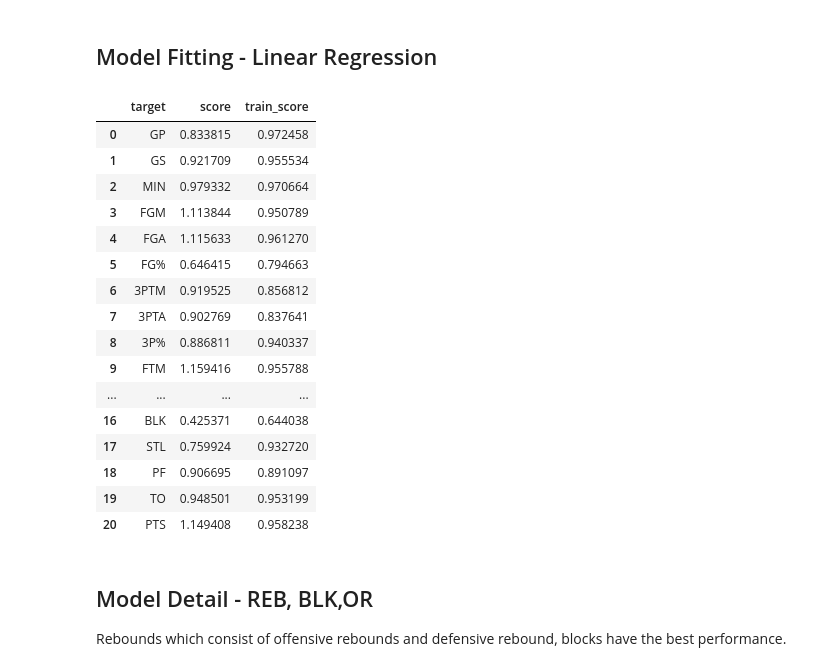
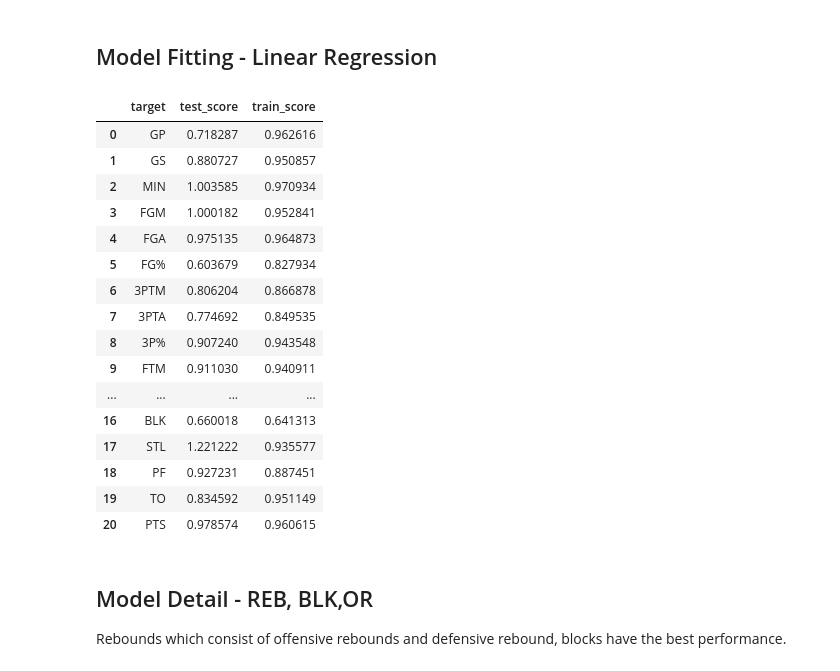
Before and after one commit to Mayer-Yang/NBA_Winner, a Jupyter notebook: Samara/NBA-Players.ipynb, the cells around one changed output. Cells and saved outputs as stored; diff of their text form; code cells hidden in the pictures.

```diff
--- a/Samara/NBA-Players.ipynb
+++ b/Samara/NBA-Players.ipynb
@@ -62,0 +65,25 @@ player_physical = pd.concat(player_physical).dropna().reset_index(drop=True)
+# %%
+player_physical = pd.concat(player_physical)
+player_physical = player_physical.reset_index(drop=True)
+# %%
+career_stats_df = pd.DataFrame(columns = ["GP","GS","MIN","FGM", "FGA","FG%","3PTM",
+                                          "3PTA","3P%","FTM","FTA","FT%","OR","DR",
+                                          "REB","AST","BLK","STL","PF","TO","PTS",'id'])
+# Performance score
+for player_index in tqdm(player_physical.index):
+    url = "https://www.espn.com/nba/player/stats/_/id/" + str(player_physical.iloc[player_index]['id'])
+    f = urllib.request.urlopen(url)
+    sleep(0.3)
+    player_source = f.read().decode('utf-8')
+    # extract career stats using this regex
+    stats_regex = ('\[\"Career\",\"\",(.*?)\]\},\{\"ttl\"\:\"Regular Season Totals\"')
+    career_info = re.findall(stats_regex, player_source)
+    try:
+        # convert the stats to a list of floats, and add the entry to the DataFrame
+        career_info = career_info[0].replace("\"", "").split(",")
+        career_info = list(chain.from_iterable([i.split("-") for i in career_info]))
+        career_info = list(map(float,career_info)) + [player_physical.iloc[player_index]['id']]
+        career_stats_df = career_stats_df.append(pd.Series(career_info, index = career_stats_df.columns, name=player_index))
+    except:
+        # if no career stats were returned, the player was a rookie with no games played
+        print(str(player_index) + " has no info, ", end = "")
@@ -63,3 +106,11 @@ player_physical = pd.concat(player_physical).dropna().reset_index(drop=True)
+# %%
+player_physical = pd.merge(player_physical,career_stats_df,how = 'left',
+              left_on=['id'], right_on = ['id'])
+# %%
+# Remove NA value in the columns
+player_physical = player_physical[player_physical['height'].notna()]
+player_physical = player_physical[player_physical['weight'].notna()]
+player_physical = player_physical[player_physical['OR'].notna()]
 # %%
 # Convert the format in the dataset
 player_physical['height'] = [convert_height(x) for x in player_physical['height']]
@@ -203,25 +252,25 @@ for target in perf:
     mse_train.append(mean_squared_error(y_train[target], pred))
 # %%
 # Combine Performance of each model on training set and test set
-pd.DataFrame({'target':perf,'score':mse_test,'train_score':mse_train})
+pd.DataFrame({'target':perf,'test_score':mse_test,'train_score':mse_train})
 # %% [output]
-|  | target | score | train_score |
-| 0 | GP | 0.833815 | 0.972458 |
-| 1 | GS | 0.921709 | 0.955534 |
-| 2 | MIN | 0.979332 | 0.970664 |
-| 3 | FGM | 1.113844 | 0.950789 |
-| 4 | FGA | 1.115633 | 0.961270 |
-| 5 | FG% | 0.646415 | 0.794663 |
-| 6 | 3PTM | 0.919525 | 0.856812 |
-| 7 | 3PTA | 0.902769 | 0.837641 |
-| 8 | 3P% | 0.886811 | 0.940337 |
-| 9 | FTM | 1.159416 | 0.955788 |
+|  | target | test_score | train_score |
+| 0 | GP | 0.718287 | 0.962616 |
+| 1 | GS | 0.880727 | 0.950857 |
+| 2 | MIN | 1.003585 | 0.970934 |
+| 3 | FGM | 1.000182 | 0.952841 |
+| 4 | FGA | 0.975135 | 0.964873 |
+| 5 | FG% | 0.603679 | 0.827934 |
+| 6 | 3PTM | 0.806204 | 0.866878 |
+| 7 | 3PTA | 0.774692 | 0.849535 |
+| 8 | 3P% | 0.907240 | 0.943548 |
+| 9 | FTM | 0.911030 | 0.940911 |
 | ... | ... | ... | ... |
-| 16 | BLK | 0.425371 | 0.644038 |
-| 17 | STL | 0.759924 | 0.932720 |
-| 18 | PF | 0.906695 | 0.891097 |
-| 19 | TO | 0.948501 | 0.953199 |
-| 20 | PTS | 1.149408 | 0.958238 |
+| 16 | BLK | 0.660018 | 0.641313 |
+| 17 | STL | 1.221222 | 0.935577 |
+| 18 | PF | 0.927231 | 0.887451 |
+| 19 | TO | 0.834592 | 0.951149 |
+| 20 | PTS | 0.978574 | 0.960615 |
 # %% [markdown]
 ## Model Detail - REB, BLK,OR
 Rebounds which consist of offensive rebounds and defensive rebound, blocks have the best performance.
```
Also changed, not shown: parts of 39 cells of this notebook.
